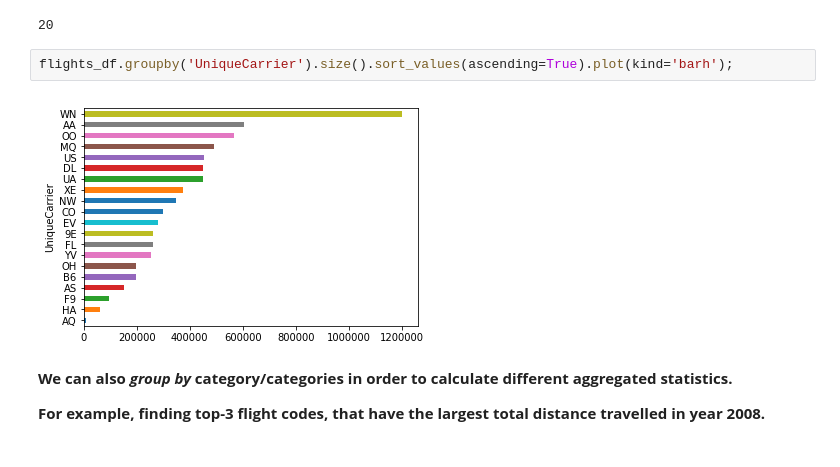
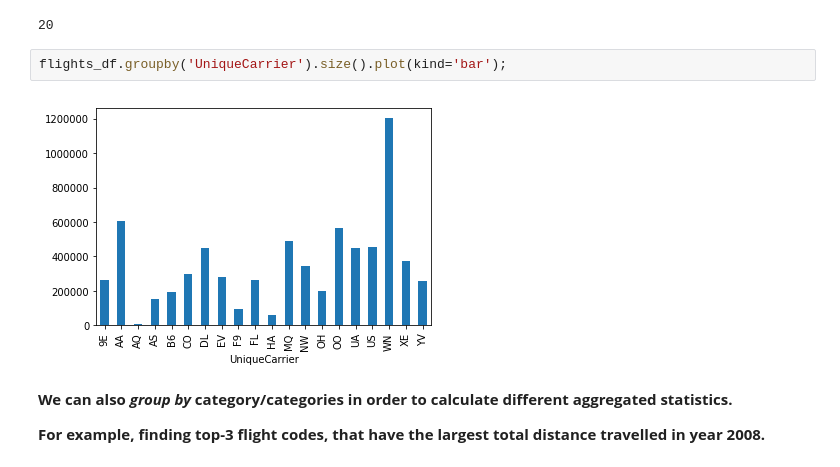
Before and after one commit to lavandosovich/ods_course, a Jupyter notebook: assignment1_USA_flights_EDA.ipynb, the cells around one changed output. Saved outputs shown, nothing was run; the diff lists cells and outputs as text.

```diff
--- a/assignment1_USA_flights_EDA.ipynb
+++ b/assignment1_USA_flights_EDA.ipynb
@@ -165,9 +182,9 @@ flights_df['UniqueCarrier'].nunique()
 # %% [output]
 20
 # %%
-flights_df.groupby('UniqueCarrier').size().sort_values(ascending=True).plot(kind='barh');
+flights_df.groupby('UniqueCarrier').size().plot(kind='bar');
 # %% [output]
-[figure, old version]
+[figure, new version]
 # %% [markdown]
 **We can also _group by_ category/categories in order to calculate different aggregated statistics.**
 
```
Also changed, not shown: parts of 76 cells of this notebook, 1 other file.
